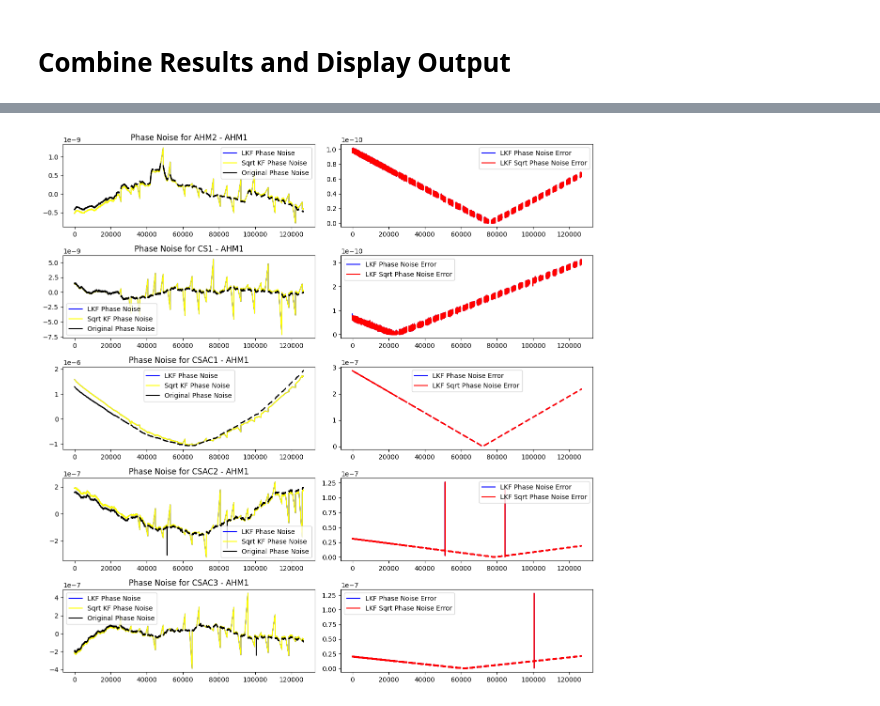
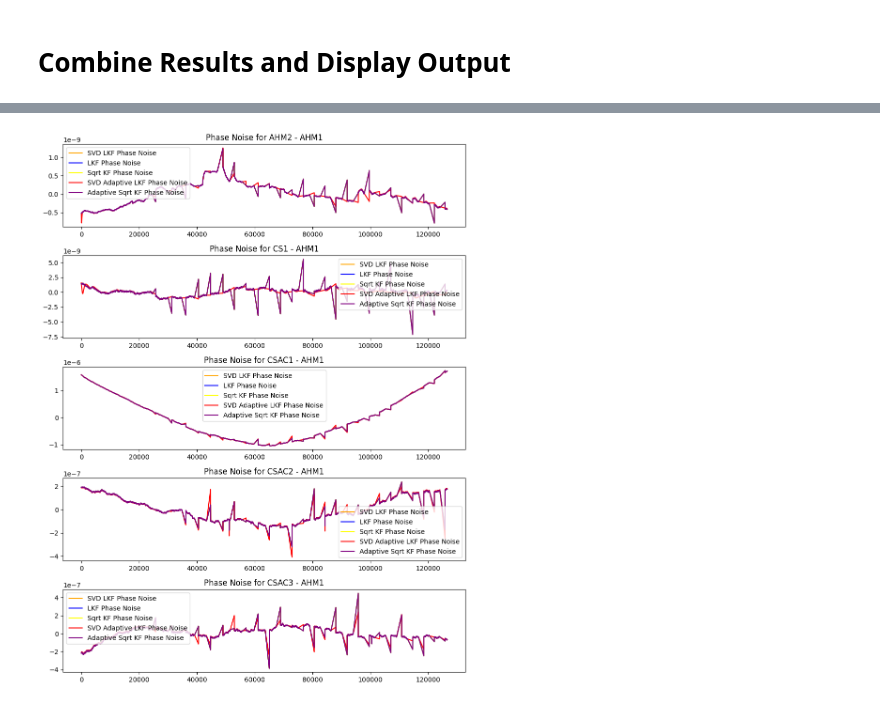
Before and after one commit to ahconnors/MATH530_Project, a Jupyter notebook: filter_data.ipynb, the cells around one changed output, grey strips where cells are left out. Drawn from its saved outputs; the diff is of its cells as text; code cells hidden in the pictures.

Commit message:
Added Adaptive Sqrt KF, fixed mistakes in Adaptive SVD implementation.

```diff
--- a/filter_data.ipynb
+++ b/filter_data.ipynb
@@ -32,9 +33,10 @@ print(df.head())
 # %%
 # Define which filters to use and which columns to filter
 use_lkf = True
-use_svd_lkf = False
-use_svd_lkf_adaptive = False
+use_svd_lkf = True
+use_svd_lkf_adaptive = True
 use_sqrt_kf = True
+use_sqrt_kf_adaptive = True
 columns_to_filter = ['AHM2 - AHM1', 'CS1 - AHM1', 'CSAC1 - AHM1', 'CSAC2 - AHM1', 'CSAC3 - AHM1']  # List of column names to apply filters to
 
 # Ensure columns exist in df
@@ -272,6 +294,9 @@ if use_svd_lkf_adaptive and n_cols > 0:
 
     kf_adaptive.set_matrices(F, H, R, Q)
     kf_adaptive.set_initial_state(x0, P0)
+
+    # Initialize SVD
+    kf_adaptive.initialize()
 
 
     # Apply filter
@@ -283,15 +308,14 @@ if use_svd_lkf_adaptive and n_cols > 0:
         else:
             z = row.values
             kf_adaptive.push_signal_sample(z)
-            kf_adaptive.predict()
-
+            kf_adaptive.update_SVD()
             kf_adaptive.update(z)
-
 
         state = kf_adaptive.get_updated_state()
         for j, col in enumerate(columns_to_filter):
             for k, comp in enumerate(selected_components):
                 filtered[f"{col}_{comp}"].append(state[j * n_state_per_col + k])
+        kf_adaptive.predict()
 
     # Add to df
     for key in filtered:
@@ -338,7 +411,7 @@ def detrend_phase(signal):
 # point_range = [0, 2000]
 point_range = [0, len(df)]  # Plot the entire range
 
-plt.figure(figsize=(12, 12))
+plt.figure(figsize=(18, 12))
 for i, col in enumerate(columns_to_filter):
     plt.subplot(n_cols, 2, i*2 + 1)
 
@@ -346,66 +419,38 @@ for i, col in enumerate(columns_to_filter):
     original_phase_noise = detrend_phase(df[col].values)
 
     if use_svd_lkf:
         svd_phase_noise = detrend_phase(df[f"{col}_phase_svd_lkf"].values)
         plt.plot(svd_phase_noise[point_range[0]:point_range[1]], label='SVD LKF Phase Noise', color = 'orange')
     if use_lkf:
         lkf_phase_noise = detrend_phase(df[f"{col}_phase_lkf"].values)
         plt.plot(lkf_phase_noise[point_range[0]:point_range[1]], label='LKF Phase Noise', color = 'blue')
     if use_sqrt_kf:
         sqrt_phase_noise = detrend_phase(df[f"{col}_phase_sqrt_kf"].values)
         plt.plot(sqrt_phase_noise[point_range[0]:point_range[1]], label = 'Sqrt KF Phase Noise', color = 'yellow')
 
     if use_svd_lkf_adaptive:
         adaptive_phase_noise = detrend_phase(df[f"{col}_phase_lkf_adaptive"].values)
         plt.plot(adaptive_phase_noise[point_range[0]:point_range[1]], label = 'SVD Adaptive LKF Phase Noise', color = 'red')
 
+    if use_sqrt_kf_adaptive:
+        adaptive_sqrt_phase_noise = detrend_phase(df[f"{col}_phase_sqrt_kf_adaptive"].values)
+        plt.plot(adaptive_sqrt_phase_noise[point_range[0]:point_range[1]], label = 'Adaptive Sqrt KF Phase Noise', color = 'purple')
 
 
 
 
-    plt.plot(original_phase_noise[point_range[0]:point_range[1]], label='Original Phase Noise', color = 'black')
+    #plt.plot(original_phase_noise[point_range[0]:point_range[1]], label='Original Phase Noise', color = 'black')
 
     plt.title(f"Phase Noise for {col}")
     plt.legend()
-
-    plt.subplot(n_cols, 2, i*2+2)
-    if use_lkf:
-        error_lkf = abs(lkf_phase_noise[point_range[0]:point_range[1]] - original_phase_noise[point_range[0]:point_range[1]])
-        plt.plot(error_lkf, label = 'LKF Phase Noise Error', color = 'blue')
-
-
-    if use_sqrt_kf:
-        error_kf = abs(sqrt_phase_noise[point_range[0]:point_range[1]] - original_phase_noise[point_range[0]:point_range[1]])
-        plt.plot(error_kf, label = 'LKF Sqrt Phase Noise Error', color = 'red')
-
-    if use_svd_lkf:
-        error_svd = abs(svd_phase_noise[point_range[0]:point_range[1]] - original_phase_noise[point_range[0]:point_range[1]])
-        plt.plot(error_svd, label = 'SVD LKF Phase Noise Error', color = 'orange')
-
-
-    plt.legend()
-
-#     mse_lkf = np.nanmean((error_lkf**2))
-#     mse_sqrt = np.nanmean(error_kf**2)
-#     mse_svd = np.nanmean(error_svd**2)
-#    # mse_adaptive = np.nanmean(error_adaptive**2)
-
-#     print(f"MSE LKF: {mse_lkf}")
-#     print(f"MSE SVD LKF: {mse_svd}")
-#     print(f"MSE Sqrt KF:  {mse_sqrt}")
-#     #print(f"Adaptive MSE: {mse_adaptive}")
-
-    # if use_svd_lkf and use_lkf:
-    #     diff_in_errors = error_lkf - error_svd
-    #     plt.plot(diff_in_errors, label = "Difference in SVD, LKF errors", color = 'green')
 
 
 
 
 plt.tight_layout()
 plt.show()
 # %% [output]
-[figure, old version]
+[figure, new version]
 # %%
 # plot fractional frequency noise (derivative of phase)
 
```
Also changed, not shown: parts of 8 cells of this notebook, 2 other files.
